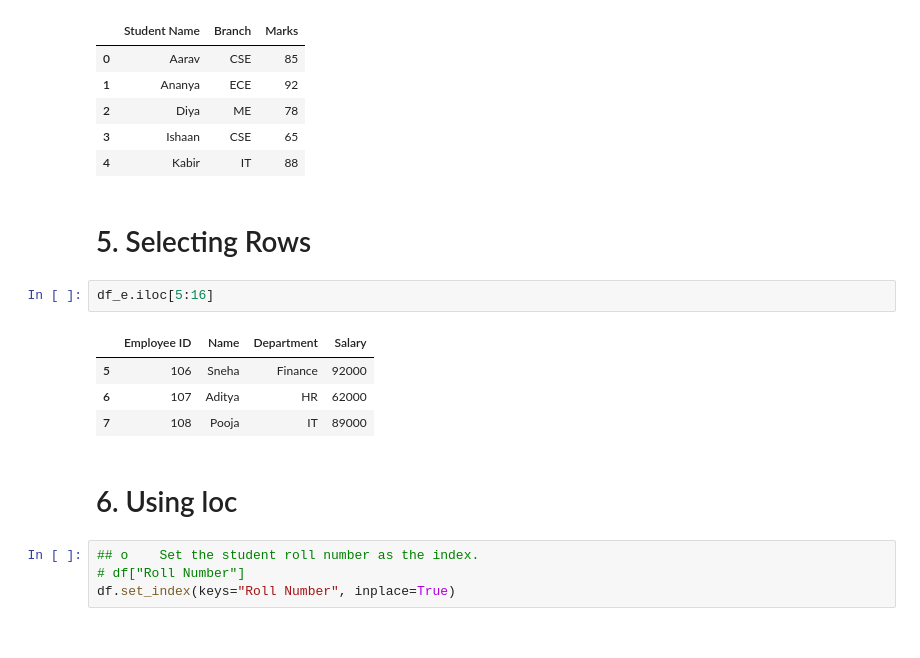
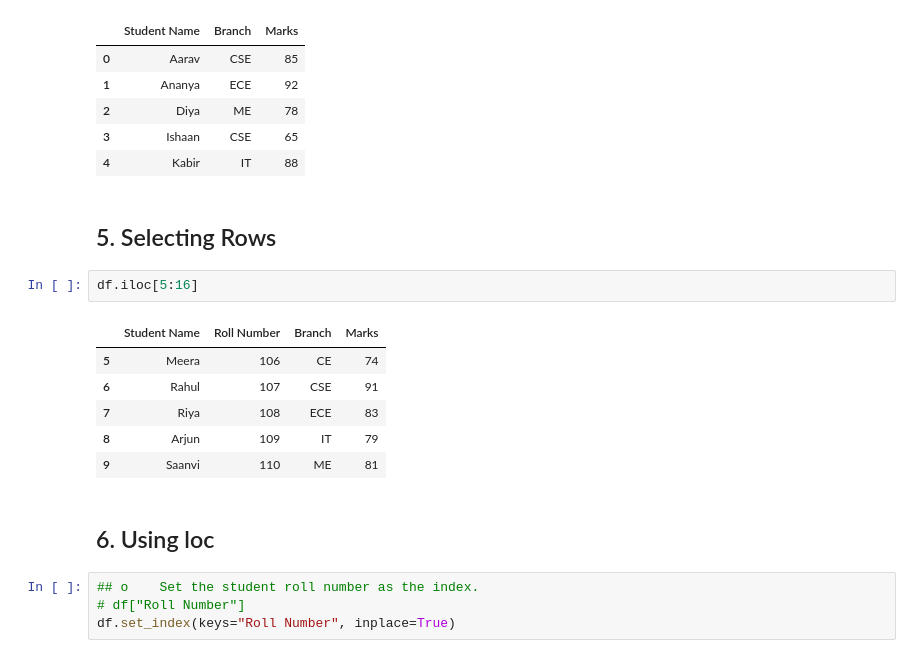
Before and after one commit to GoP4LJi/machine_learning, a Jupyter notebook: notebook/pandas/pandas.ipynb, the cells around one changed output. Saved outputs shown, nothing was run; the diff lists cells and outputs as text.

```diff
--- a/notebook/pandas/pandas.ipynb
+++ b/notebook/pandas/pandas.ipynb
@@ -112,16 +103,18 @@ df[["Student Name" , "Branch" , "Marks"]].head()
 | 3 | Ishaan | CSE | 65 |
 | 4 | Kabir | IT | 88 |
 # %% [markdown]
-# 5. Selecting Rows
+## 5.	Selecting Rows
 # %%
-df_e.iloc[5:16]
+df.iloc[5:16]
 # %% [output]
-|  | Employee ID | Name | Department | Salary |
-| 5 | 106 | Sneha | Finance | 92000 |
-| 6 | 107 | Aditya | HR | 62000 |
-| 7 | 108 | Pooja | IT | 89000 |
+|  | Student Name | Roll Number | Branch | Marks |
+| 5 | Meera | 106 | CE | 74 |
+| 6 | Rahul | 107 | CSE | 91 |
+| 7 | Riya | 108 | ECE | 83 |
+| 8 | Arjun | 109 | IT | 79 |
+| 9 | Saanvi | 110 | ME | 81 |
 # %% [markdown]
-# 6. Using loc
+## 6.	Using loc
 # %%
 ## o	Set the student roll number as the index.
 # df["Roll Number"]
```
Also changed, not shown: parts of 92 cells of this notebook, 1 other file.
